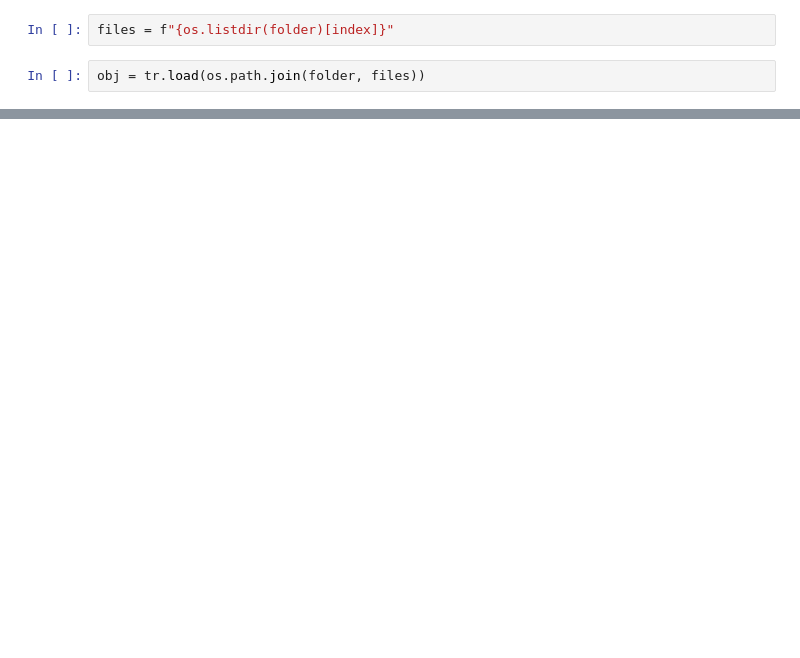
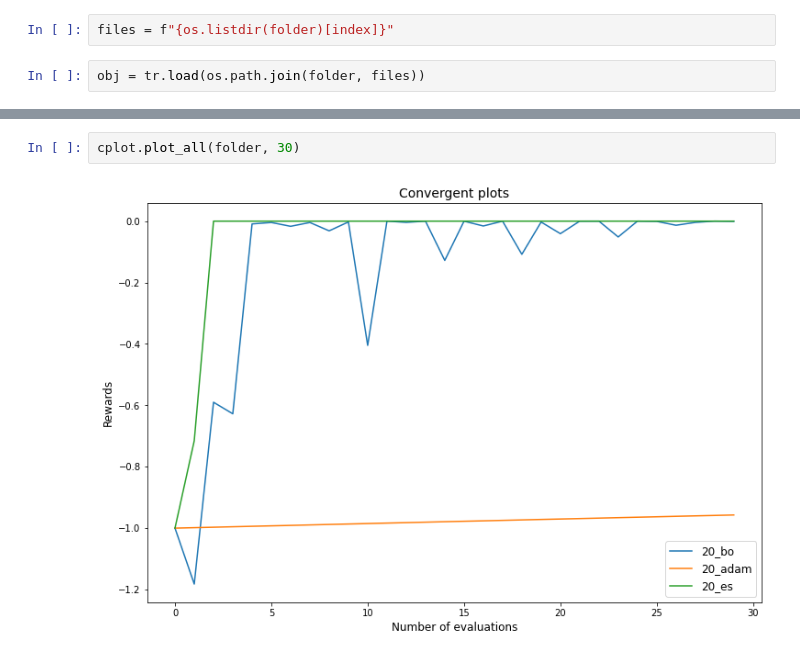
Before and after one commit to hgl71964/bayesian_optimisation, a Jupyter notebook: global_search_BO/benchmark.ipynb, the cells around one changed output, grey strips where cells are left out. Cells and saved outputs as stored; diff of their text form; blank space fills up the shorter version.

Commit message:
add plot

```diff
--- a/global_search_BO/benchmark.ipynb
+++ b/global_search_BO/benchmark.ipynb
@@ -27 +28,5 @@ rosenbrock_plot.plot(np.arange(-5, 6,.1), np.arange(-5, 6,.1), [obj])
+# %%
+cplot.plot_all(folder, 30)
+# %% [output]
+[figure, added]
 # %%
```
Also changed, not shown: parts of 4 cells of this notebook, 5 other files.
